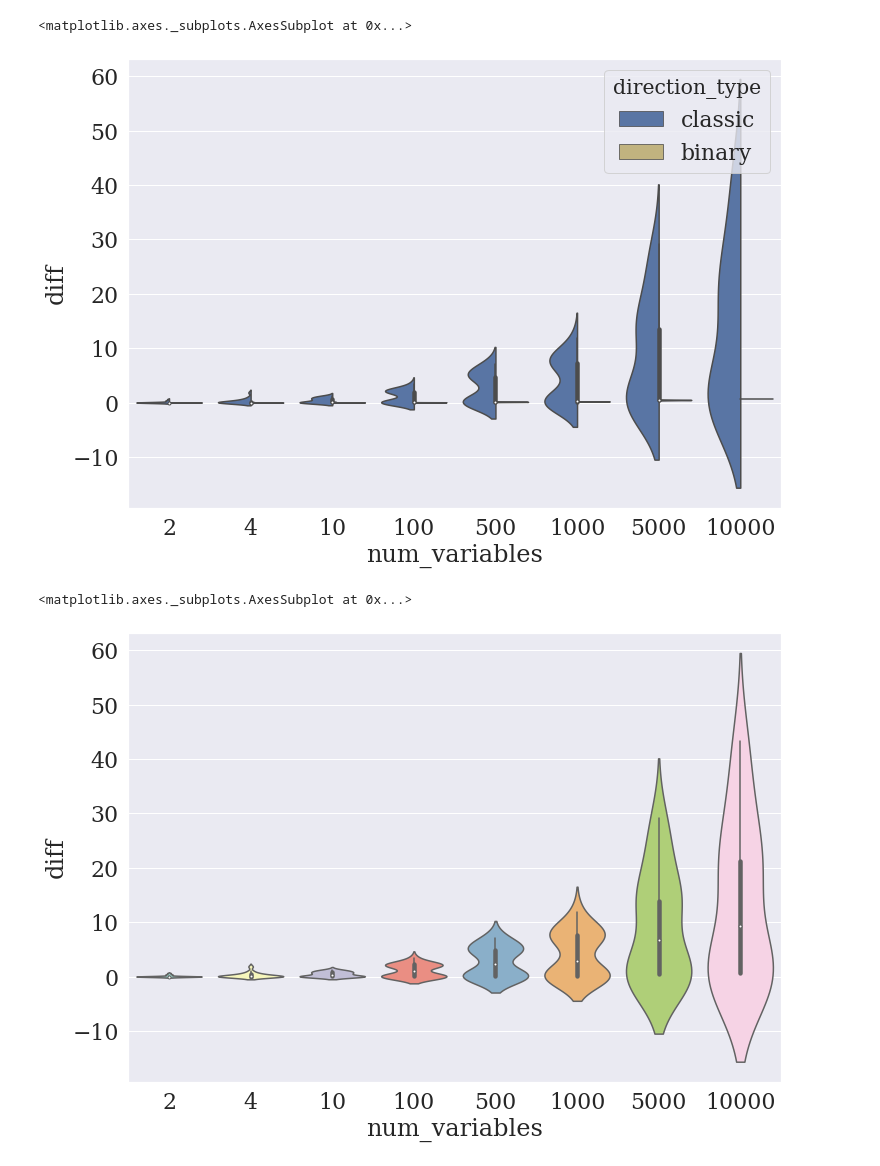
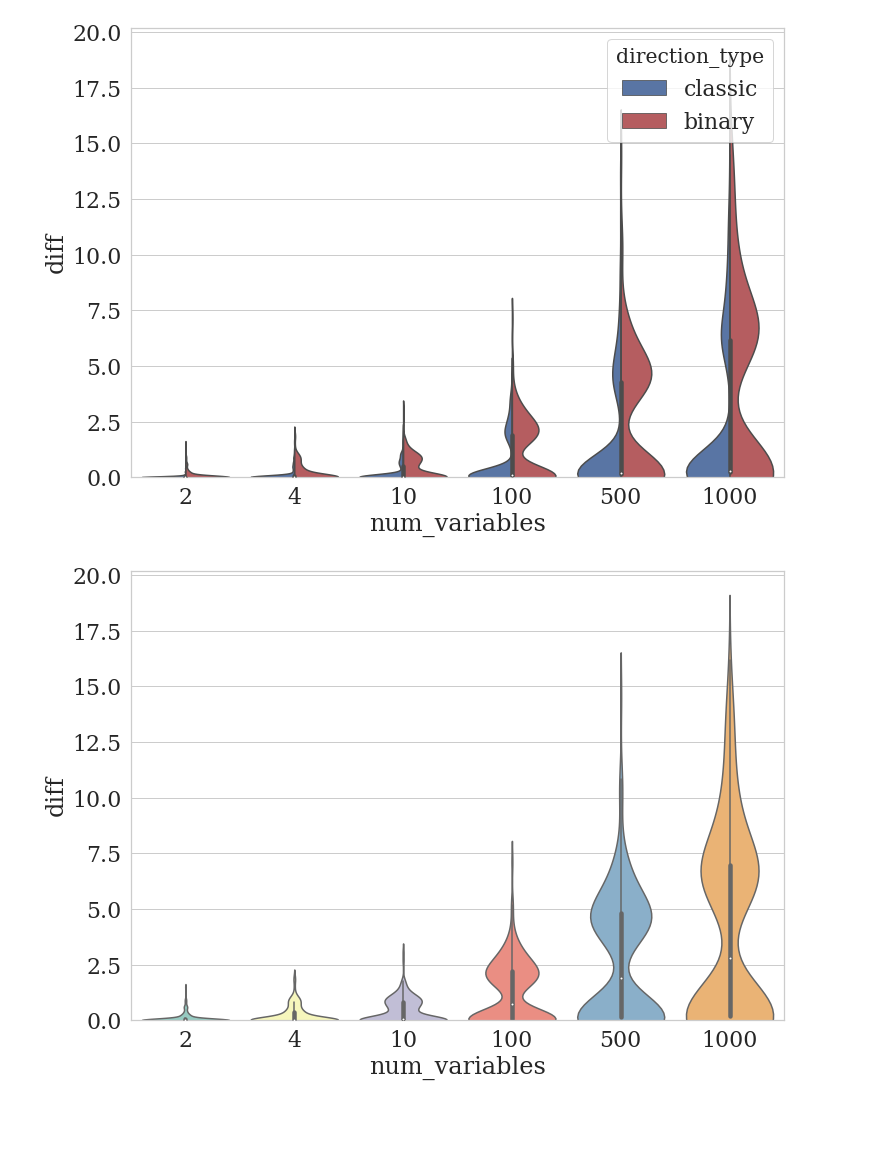
Before and after one commit to mathildebadoual/hmip, a Jupyter notebook: plots_paper.ipynb, the cells around one changed output. Cells and saved outputs as stored; diff of their text form; code cells hidden in the pictures; blank space fills up the shorter version.

```diff
--- a/plots_paper.ipynb
+++ b/plots_paper.ipynb
@@ -15,5 +15,5 @@ import seaborn as sns
 a4_dims = (11.7, 8.27)
 # sns.set(font_scale=2, rc={'text.usetex' : True})
 sns.set(font_scale=2)
-sns.set_style("darkgrid", rc={"grid.linewidth": 5})
+sns.set_style("whitegrid", rc={"grid.linewidth": 5})
 sns.set_style({'font.family':'serif', 'font.serif':'Times New Roman', 'font_scale':10})
@@ -20,5 +55,5 @@ sns.set_style({'font.family':'serif', 'font.serif':'Times New Roman', 'font_scal
 # %%
-stats = pd.read_csv('stats_without_constraints.csv')
-stats
+stats_wo_cst = pd.read_csv('stats_without_constraints.csv')
+stats_wo_cst[stats_wo_cst['direction_type'] == 'binary']
 # %% [output]
 |  | Unnamed: 0 | num_variables | activation_function | absorption_criterion | ascent_stop_criterion | ... |
@@ -42,7 +77,6 @@ stats
 # %%
-stats = stats[['num_variables', 'f_value', 'f_cplex', 'f_cplex_relax', 't_hmip', 't_cplex', 't_cplex_relax', 'binary', 'activation_function', 'direction_type']]
-stats['diff'] = (stats['f_value'] - stats['f_cplex']) / stats['num_variables']
-stats
+stats_wo_cst = stats_wo_cst[['num_variables', 'f_value', 'f_cplex', 'f_cplex_relax', 't_hmip', 't_cplex', 't_cplex_relax', 'binary', 'activation_function', 'direction_type']]
+stats_wo_cst['diff'] = (stats_wo_cst['f_value'] - stats_wo_cst['f_cplex']) / stats_wo_cst['num_variables']
 # %% [output]
 A value is trying to be set on a copy of a slice from a DataFrame.
 Try using .loc[row_indexer,col_indexer] = value instead
@@ -69,13 +85,16 @@ See the caveats in the documentation: http://pandas.pydata.org/pandas-docs/stabl
 # %%
 fig, ax = plt.subplots(figsize=a4_dims)
-sns.violinplot(data=stats, x='num_variables', y='diff', scale="width",
-               palette={"classic": "b", "binary": "y"}, hue="direction_type", split=True)
+ax = sns.violinplot(data=stats_wo_cst, x='num_variables', y='diff', scale="width",
+               palette={"classic": "b", "binary": "r"}, hue="direction_type", split=True)
+ax.set(ylim=(0, None))
+plt.savefig('without_constraints_direction_type.png')
 # %% [output]
-<matplotlib.axes._subplots.AxesSubplot at 0x...>
-[figure, old version]
+[figure, new version]
 # %%
 fig, ax = plt.subplots(figsize=a4_dims)
-sns.violinplot(data=stats[stats['direction_type'] == 'classic'], x='num_variables', y='diff', scale="width", palette="Set3", figsize=(10,12))
+ax = sns.violinplot(data=stats_wo_cst[stats_wo_cst['direction_type'] == 'binary'], x='num_variables',
+               y='diff', scale="width", palette="Set3", figsize=(10,12))
+ax.set(ylim=(0, None))
+plt.savefig('without_constraints_binary.png')
 # %% [output]
-<matplotlib.axes._subplots.AxesSubplot at 0x...>
-[figure, old version]
+[figure, new version]
```
Also changed, not shown: parts of 17 cells of this notebook, 11 other files.
